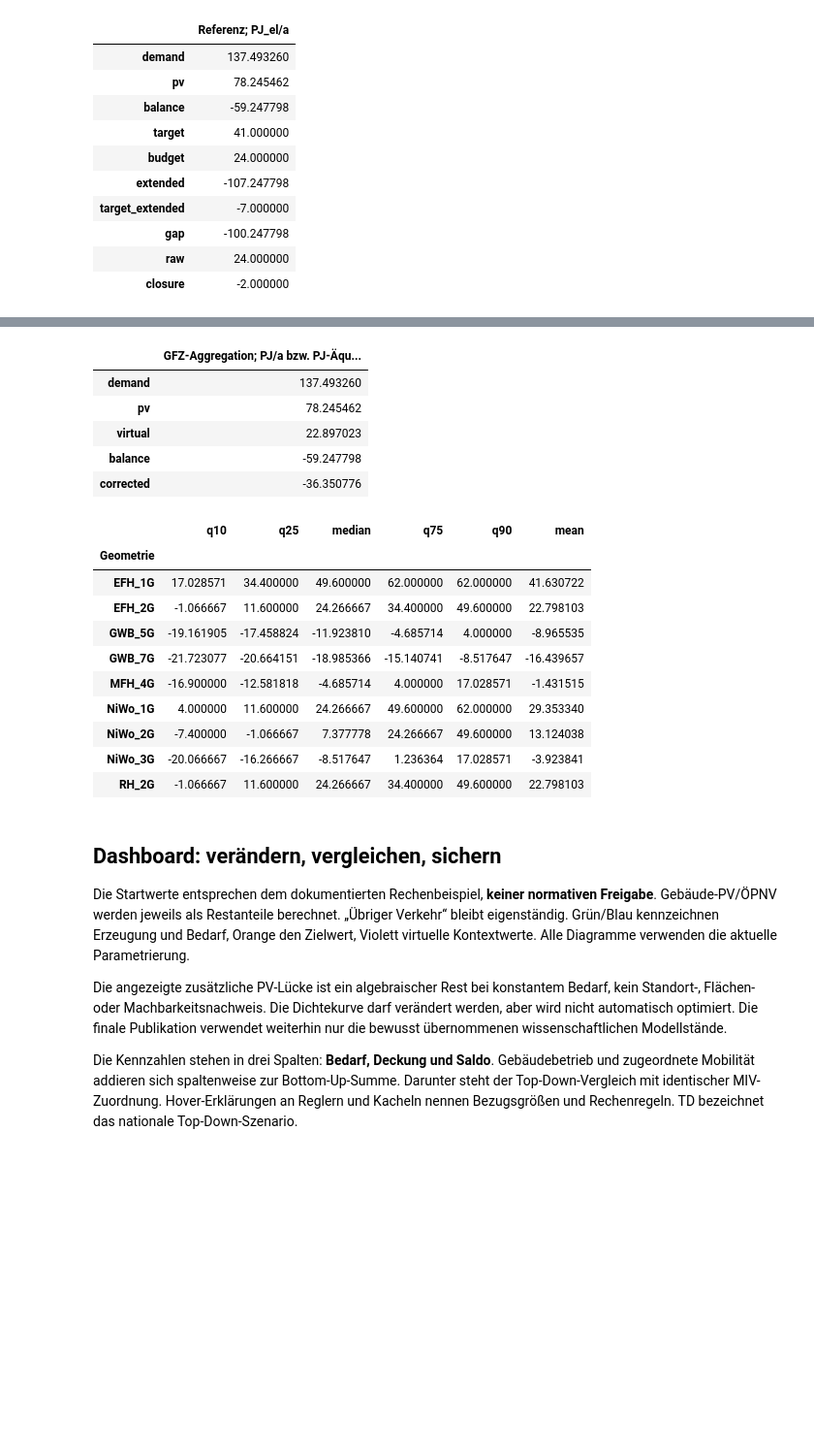
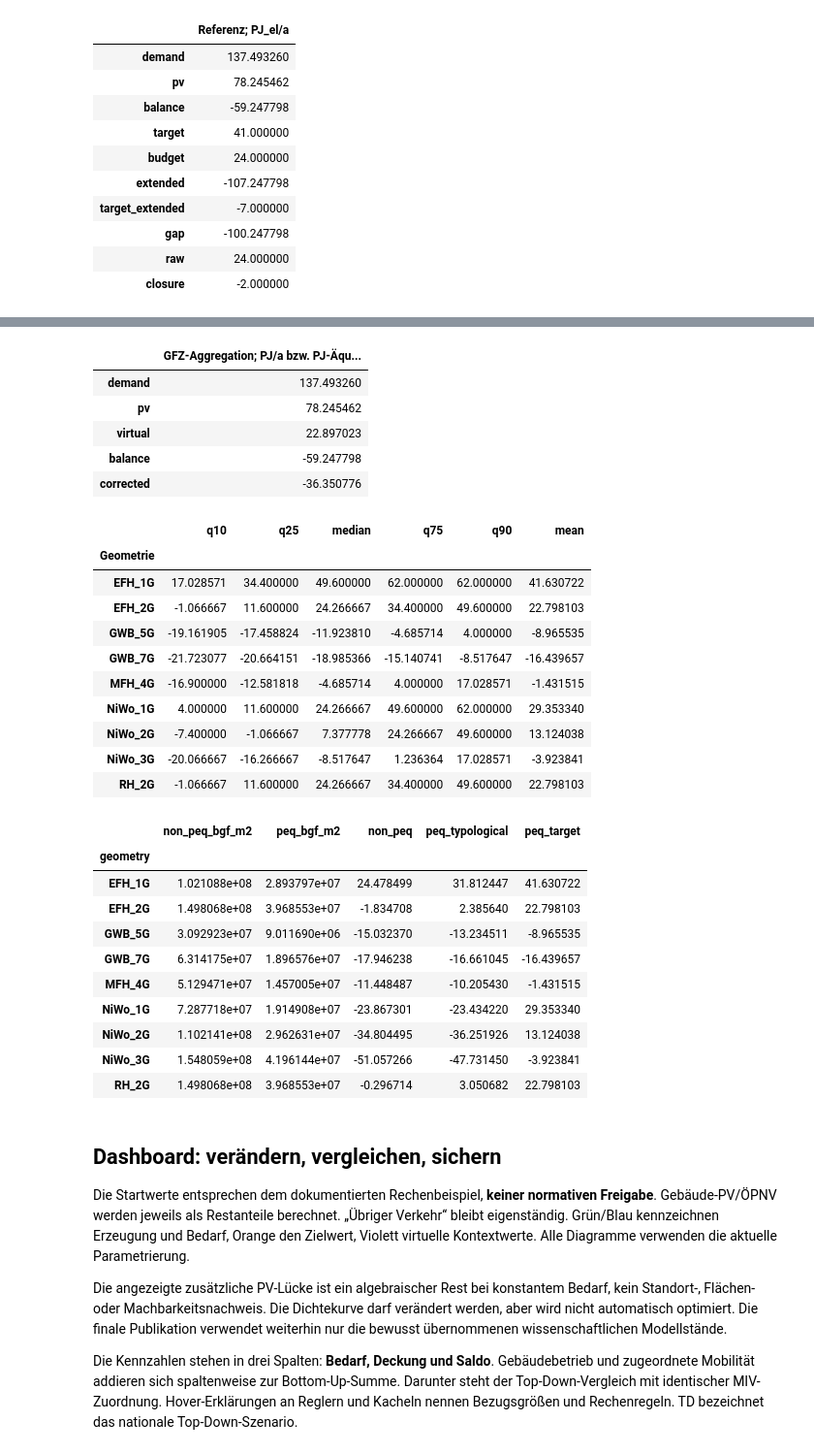
Before and after one commit to simonschaluppe/peq-higrube, a Jupyter notebook: Berechnungen/gebaeudesektormodell/Internes_Kalibrierungsdashboard.ipynb, the cells around one changed output, grey strips where cells are left out. Shown at 97% size. Saved outputs shown, nothing was run; the diff lists cells and outputs as text; code cells hidden in the pictures; blank space fills up the shorter version.

Commit message:
Add three group balances, attribute selection and complete scenario JSON

```diff
--- a/Berechnungen/gebaeudesektormodell/Internes_Kalibrierungsdashboard.ipynb
+++ b/Berechnungen/gebaeudesektormodell/Internes_Kalibrierungsdashboard.ipynb
@@ -298,33 +298,57 @@ payload.update(types=active[['Archetype','Geometrie','BGF','D','P','default_sele
                use_colors=GFZ_USE_COLORS,selection_note=selection_note,gfz_reference=gfz_reference)
 
 # BGF-gewichtete Zielsaldo-Verteilung je Geometrie (keine ungewichteten Quantile).
 target_distribution=[]
 for name,group in bins.groupby('Geometrie'):
     values=np.minimum(DEFAULT['density_f_res']/(group.GFZ.to_numpy()+DEFAULT['density_dx'])-DEFAULT['density_f_ed'],DEFAULT['density_cutoff'])
     weights=group.s.to_numpy(); order=np.argsort(values)
     values=values[order]; weights=weights[order]; cumulative=np.cumsum(weights)/weights.sum()
     quantiles=[float(values[min(np.searchsorted(cumulative,q),len(values)-1)]) for q in [.1,.25,.5,.75,.9]]
     target_distribution.append(dict(Geometrie=name,q10=quantiles[0],q25=quantiles[1],median=quantiles[2],q75=quantiles[3],q90=quantiles[4],mean=float(np.sum(values*weights)/weights.sum())))
 display(pd.DataFrame(target_distribution).set_index('Geometrie'))
 payload.update(energy_colors=COLORS,target_distribution_reference=target_distribution)
+
+# Drei spezifische Salden je Geometrie, bezogen auf die jeweilige Gruppen-BGF.
+group_balances=[]
+for geo,group in active.groupby('Geometrie'):
+    other=group.loc[~group.default_selected]; chosen=group.loc[group.default_selected]
+    def specific_balance(part):
+        area=part.BGF.sum()
+        return float(((part.P*DEFAULT['pv_scale']-part.D*(1-DEFAULT['saving']))*DEFAULT['ngf_bgf']).sum()/(area*3.6e-9)) if area>0 else None
+    weights=bins.loc[bins.Geometrie.eq(geo)]
+    target=float((weights.s*np.minimum(DEFAULT['density_f_res']/(weights.GFZ+DEFAULT['density_dx'])-DEFAULT['density_f_ed'],DEFAULT['density_cutoff'])).sum()) if chosen.BGF.sum()>0 else None
+    group_balances.append(dict(geometry=geo,non_peq_bgf_m2=float(other.BGF.sum()),peq_bgf_m2=float(chosen.BGF.sum()),non_peq=specific_balance(other),peq_typological=specific_balance(chosen),peq_target=target))
+display(pd.DataFrame(group_balances).set_index('geometry'))
+payload['group_balance_reference']=group_balances
 # %% [output]
 |  | GFZ-Aggregation; PJ/a bzw. PJ-Äqu... |
 | demand | 137.493260 |
 | pv | 78.245462 |
 | virtual | 22.897023 |
 | balance | -59.247798 |
 | corrected | -36.350776 |
 |  | q10 | q25 | median | q75 | q90 | mean |
 | Geometrie |  |  |  |  |  |  |
 | EFH_1G | 17.028571 | 34.400000 | 49.600000 | 62.000000 | 62.000000 | 41.630722 |
 | EFH_2G | -1.066667 | 11.600000 | 24.266667 | 34.400000 | 49.600000 | 22.798103 |
 | GWB_5G | -19.161905 | -17.458824 | -11.923810 | -4.685714 | 4.000000 | -8.965535 |
 | GWB_7G | -21.723077 | -20.664151 | -18.985366 | -15.140741 | -8.517647 | -16.439657 |
 | MFH_4G | -16.900000 | -12.581818 | -4.685714 | 4.000000 | 17.028571 | -1.431515 |
 | NiWo_1G | 4.000000 | 11.600000 | 24.266667 | 49.600000 | 62.000000 | 29.353340 |
 | NiWo_2G | -7.400000 | -1.066667 | 7.377778 | 24.266667 | 49.600000 | 13.124038 |
 | NiWo_3G | -20.066667 | -16.266667 | -8.517647 | 1.236364 | 17.028571 | -3.923841 |
 | RH_2G | -1.066667 | 11.600000 | 24.266667 | 34.400000 | 49.600000 | 22.798103 |
+|  | non_peq_bgf_m2 | peq_bgf_m2 | non_peq | peq_typological | peq_target |
+| geometry |  |  |  |  |  |
+| EFH_1G | 1.021088e+08 | 2.893797e+07 | 24.478499 | 31.812447 | 41.630722 |
+| EFH_2G | 1.498068e+08 | 3.968553e+07 | -1.834708 | 2.385640 | 22.798103 |
+| GWB_5G | 3.092923e+07 | 9.011690e+06 | -15.032370 | -13.234511 | -8.965535 |
+| GWB_7G | 6.314175e+07 | 1.896576e+07 | -17.946238 | -16.661045 | -16.439657 |
+| MFH_4G | 5.129471e+07 | 1.457005e+07 | -11.448487 | -10.205430 | -1.431515 |
+| NiWo_1G | 7.287718e+07 | 1.914908e+07 | -23.867301 | -23.434220 | 29.353340 |
+| NiWo_2G | 1.102141e+08 | 2.962631e+07 | -34.804495 | -36.251926 | 13.124038 |
+| NiWo_3G | 1.548059e+08 | 4.196144e+07 | -51.057266 | -47.731450 | -3.923841 |
+| RH_2G | 1.498068e+08 | 3.968553e+07 | -0.296714 | 3.050682 | 22.798103 |
 # %% [markdown]
 ## Dashboard: verändern, vergleichen, sichern
 
```
Also changed, not shown: parts of 1 cell of this notebook, 3 other files.
